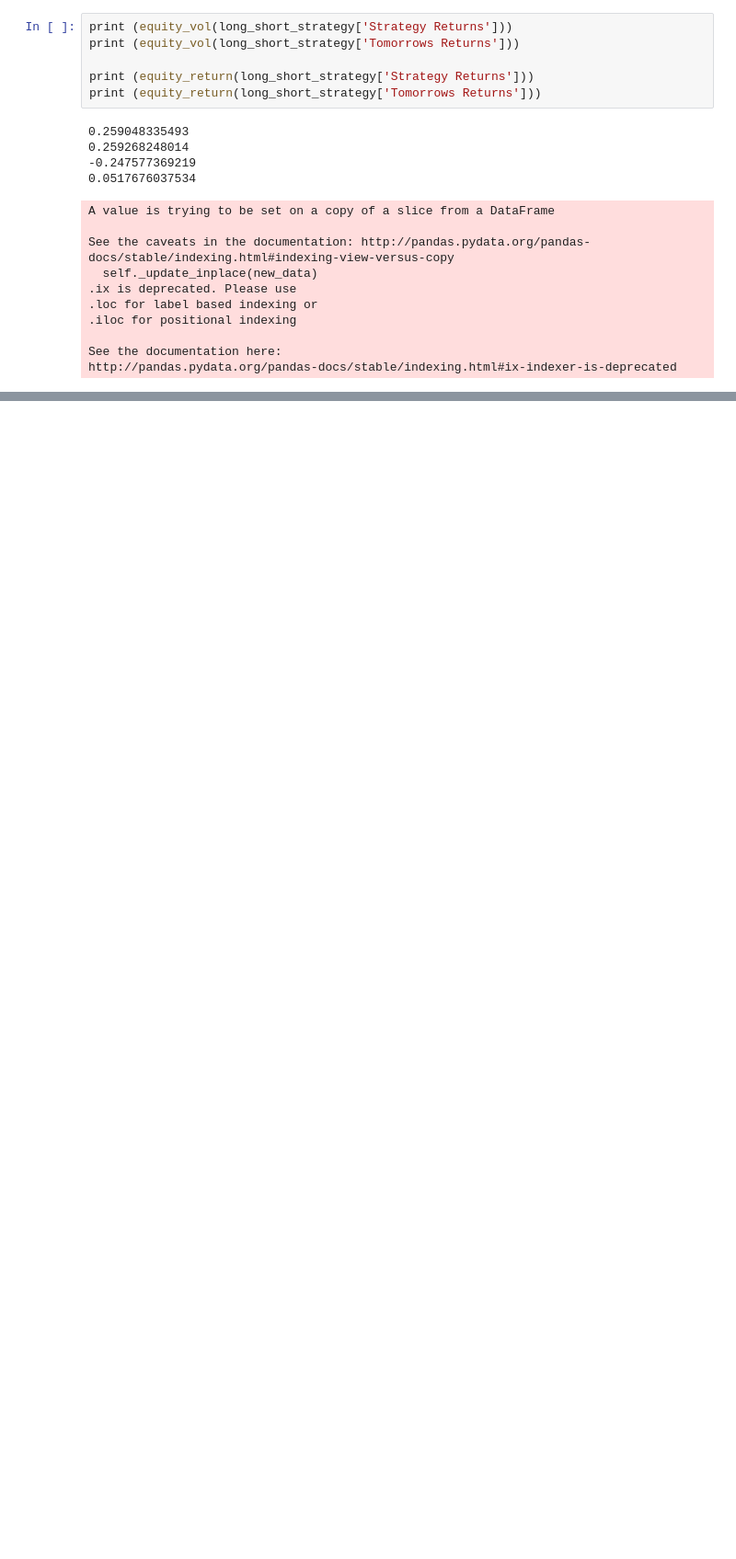
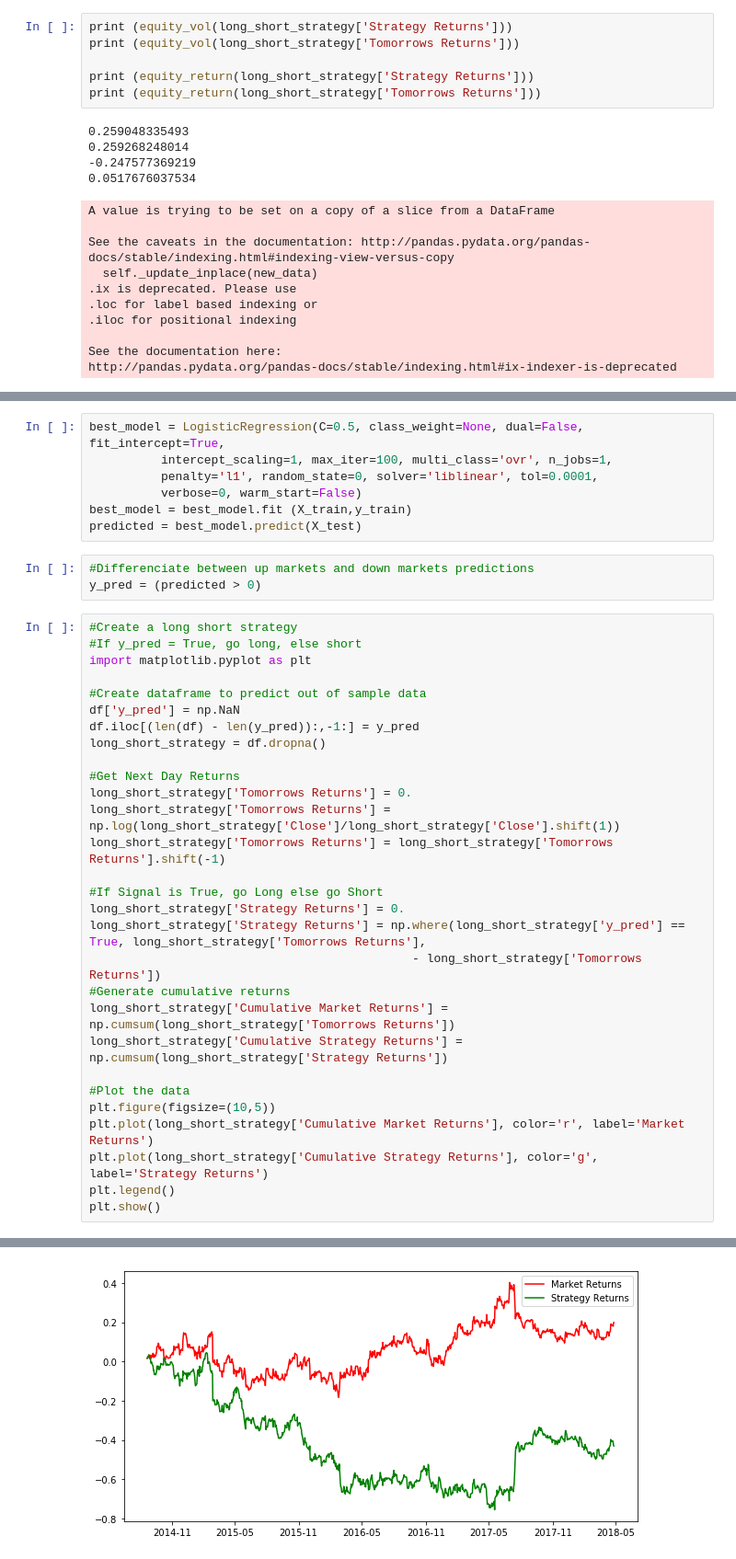
Before and after one commit to miusigma84/capstone, a Jupyter notebook: Stock Price Prediction using Supervised Learning.ipynb, the cells around one changed output, grey strips where cells are left out. Shown at 92% size. Saved outputs shown, nothing was run; the diff lists cells and outputs as text; blank space fills up the shorter version.

```diff
--- a/Stock Price Prediction using Supervised Learning.ipynb
+++ b/Stock Price Prediction using Supervised Learning.ipynb
@@ -214,0 +260,40 @@ http://pandas.pydata.org/pandas-docs/stable/indexing.html#ix-indexer-is-deprecat
+# %%
+best_model = LogisticRegression(C=0.5, class_weight=None, dual=False, fit_intercept=True,
+          intercept_scaling=1, max_iter=100, multi_class='ovr', n_jobs=1,
+          penalty='l1', random_state=0, solver='liblinear', tol=0.0001,
+          verbose=0, warm_start=False)
+best_model = best_model.fit (X_train,y_train)
+predicted = best_model.predict(X_test)
+# %%
+#Differenciate between up markets and down markets predictions
+y_pred = (predicted > 0)
+# %%
+#Create a long short strategy
+#If y_pred = True, go long, else short
+import matplotlib.pyplot as plt
+
+#Create dataframe to predict out of sample data
+df['y_pred'] = np.NaN
+df.iloc[(len(df) - len(y_pred)):,-1:] = y_pred
+long_short_strategy = df.dropna()
+
+#Get Next Day Returns
+long_short_strategy['Tomorrows Returns'] = 0.
+long_short_strategy['Tomorrows Returns'] = np.log(long_short_strategy['Close']/long_short_strategy['Close'].shift(1))
+long_short_strategy['Tomorrows Returns'] = long_short_strategy['Tomorrows Returns'].shift(-1)
+
+#If Signal is True, go Long else go Short
+long_short_strategy['Strategy Returns'] = 0.
+long_short_strategy['Strategy Returns'] = np.where(long_short_strategy['y_pred'] == True, long_short_strategy['Tomorrows Returns'],
+                                             - long_short_strategy['Tomorrows Returns'])
+#Generate cumulative returns
+long_short_strategy['Cumulative Market Returns'] = np.cumsum(long_short_strategy['Tomorrows Returns'])
+long_short_strategy['Cumulative Strategy Returns'] = np.cumsum(long_short_strategy['Strategy Returns'])
+
+#Plot the data
+plt.figure(figsize=(10,5))
+plt.plot(long_short_strategy['Cumulative Market Returns'], color='r', label='Market Returns')
+plt.plot(long_short_strategy['Cumulative Strategy Returns'], color='g', label='Strategy Returns')
+plt.legend()
+plt.show()
+# %% [output]
@@ -214,0 +317 @@ http://pandas.pydata.org/pandas-docs/stable/indexing.html#ix-indexer-is-deprecat
+[figure, added]
```
Also changed, not shown: parts of 3 cells of this notebook.
